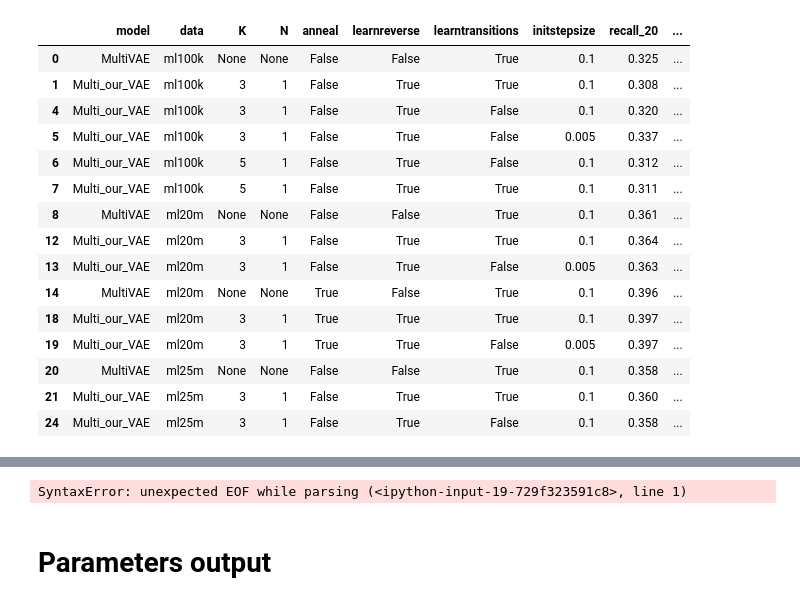
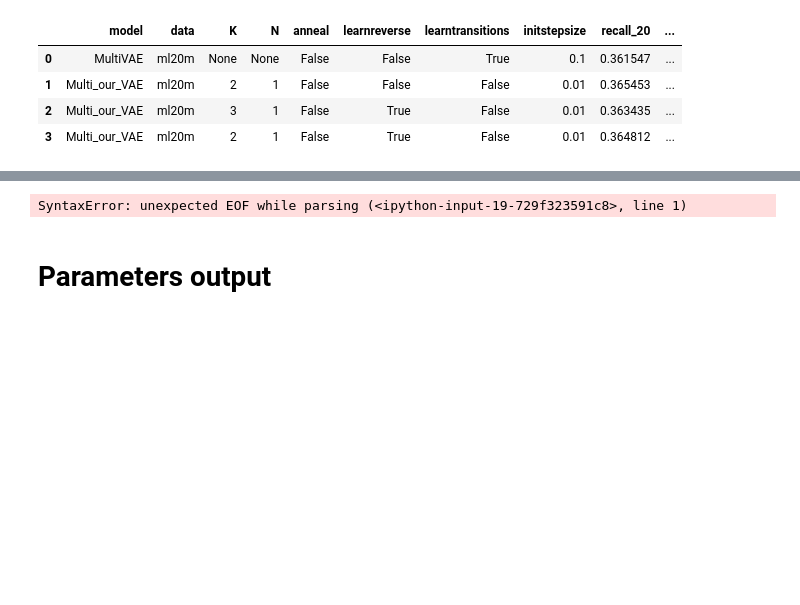
Before and after one commit to nkotelevskii/hmc, a Jupyter notebook: recommender/evaluation.ipynb, the cells around one changed output, grey strips where cells are left out. Saved outputs shown, nothing was run; the diff lists cells and outputs as text; code cells hidden in the pictures; blank space fills up the shorter version.

```diff
--- a/recommender/evaluation.ipynb
+++ b/recommender/evaluation.ipynb
@@ -24,7 +24,7 @@ import ncvis
 import re
 import gc
 
-device = 'cuda:1'
+device = 'cuda:0'
 
 class dotdict(dict):
     """dot.notation access to dictionary attributes"""
@@ -251,7 +264,7 @@ models_list = [
 # %%
 pattern_1 = re.compile(r'best_model_(\w*)_data_([\w\d]*)_K_([\d\w]*)_N_([\d\w]*)_learnreverse_(\w*)_anneal_(\w*)_lrdec_([.\d]*)_lrenc_([.\d\w]*)_learntransitions_([\w]*)_initstepsize_([.\d]*)\.pt')
 
-for i, data in enumerate(['ml100k', 'ml20m', 'ml25m']):
+for i, data in enumerate(['ml20m']):#['ml100k', 'ml20m', 'ml25m']):
     args.data = data
     dataset = Dataset(args, data_dir='./data/')
     models = models_list[i]
@@ -320,22 +333,11 @@ pd.set_option('display.max_colwidth', 100)
 # %%
 df = pd.DataFrame(resulting_dict)
 # df.to_csv('./eval_results_bests.csv', index=False)
-df[df['model']!='Multi_ourHoffman_VAE'][df['model']!='MultiDAE'].round(3)
-# df
+# df[df['model']!='Multi_ourHoffman_VAE'][df['model']!='MultiDAE'].round(3)
+df
 # %% [output]
 |  | model | data | K | N | anneal | learnreverse | learntransitions | initstepsize | recall_20 | ... |
-| 0 | MultiVAE | ml100k | None | None | False | False | True | 0.1 | 0.325 | ... |
-| 1 | Multi_our_VAE | ml100k | 3 | 1 | False | True | True | 0.1 | 0.308 | ... |
-| 4 | Multi_our_VAE | ml100k | 3 | 1 | False | True | False | 0.1 | 0.320 | ... |
-| 5 | Multi_our_VAE | ml100k | 3 | 1 | False | True | False | 0.005 | 0.337 | ... |
-| 6 | Multi_our_VAE | ml100k | 5 | 1 | False | True | False | 0.1 | 0.312 | ... |
-| 7 | Multi_our_VAE | ml100k | 5 | 1 | False | True | True | 0.1 | 0.311 | ... |
-| 8 | MultiVAE | ml20m | None | None | False | False | True | 0.1 | 0.361 | ... |
-| 12 | Multi_our_VAE | ml20m | 3 | 1 | False | True | True | 0.1 | 0.364 | ... |
-| 13 | Multi_our_VAE | ml20m | 3 | 1 | False | True | False | 0.005 | 0.363 | ... |
-| 14 | MultiVAE | ml20m | None | None | True | False | True | 0.1 | 0.396 | ... |
-| 18 | Multi_our_VAE | ml20m | 3 | 1 | True | True | True | 0.1 | 0.397 | ... |
-| 19 | Multi_our_VAE | ml20m | 3 | 1 | True | True | False | 0.005 | 0.397 | ... |
-| 20 | MultiVAE | ml25m | None | None | False | False | True | 0.1 | 0.358 | ... |
-| 21 | Multi_our_VAE | ml25m | 3 | 1 | False | True | True | 0.1 | 0.360 | ... |
-| 24 | Multi_our_VAE | ml25m | 3 | 1 | False | True | False | 0.1 | 0.358 | ... |
+| 0 | MultiVAE | ml20m | None | None | False | False | True | 0.1 | 0.361547 | ... |
+| 1 | Multi_our_VAE | ml20m | 2 | 1 | False | False | False | 0.01 | 0.365453 | ... |
+| 2 | Multi_our_VAE | ml20m | 3 | 1 | False | True | False | 0.01 | 0.363435 | ... |
+| 3 | Multi_our_VAE | ml20m | 2 | 1 | False | True | False | 0.01 | 0.364812 | ... |
```
Also changed, not shown: parts of 3 cells of this notebook, 52 other files.
